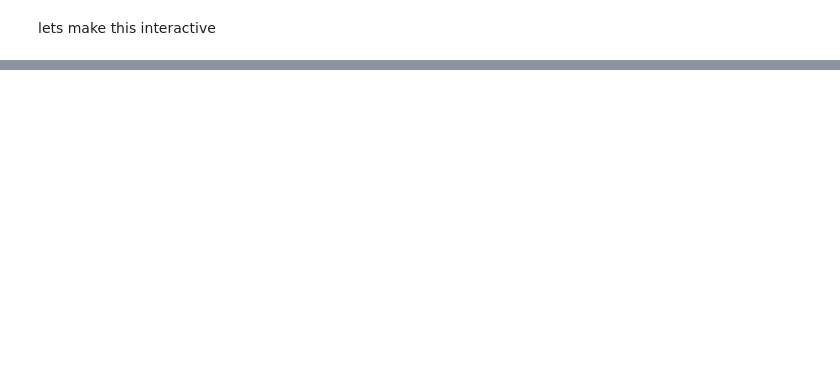
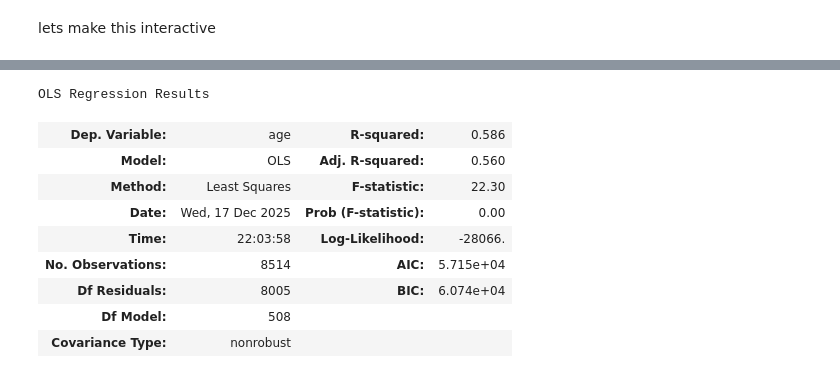
Before and after one commit to vassilismylo/Applied_ML, a Jupyter notebook: age_gender_distortion_ex2/age_gender_distortion_ex2.ipynb, the cells around one changed output, grey strips where cells are left out. Saved outputs shown, nothing was run; the diff lists cells and outputs as text; code cells hidden in the pictures; blank space fills up the shorter version.

```diff
--- a/age_gender_distortion_ex2/age_gender_distortion_ex2.ipynb
+++ b/age_gender_distortion_ex2/age_gender_distortion_ex2.ipynb
@@ -437,0 +667,24 @@ chart.save("age_gender_interactive.html")
+# %%
+model = smf.ols(
+    formula="""
+        age
+        ~ C(condition, Treatment(reference="Control"))
+        * C(gender, Treatment(reference="Male"))
+        + C(category)
+        + C(subj)
+    """,
+    data=all
+).fit()
+# %%
+model.summary().tables[0]
+# %% [output]
+OLS Regression Results
+| Dep. Variable: | age | R-squared: | 0.586 |
+| Model: | OLS | Adj. R-squared: | 0.560 |
+| Method: | Least Squares | F-statistic: | 22.30 |
+| Date: | Wed, 17 Dec 2025 | Prob (F-statistic): | 0.00 |
+| Time: | 22:03:58 | Log-Likelihood: | -28066. |
+| No. Observations: | 8514 | AIC: | 5.715e+04 |
+| Df Residuals: | 8005 | BIC: | 6.074e+04 |
+| Df Model: | 508 |  |  |
+| Covariance Type: | nonrobust |  |  |
```
Also changed, not shown: parts of 42 cells of this notebook, 3 other files.
